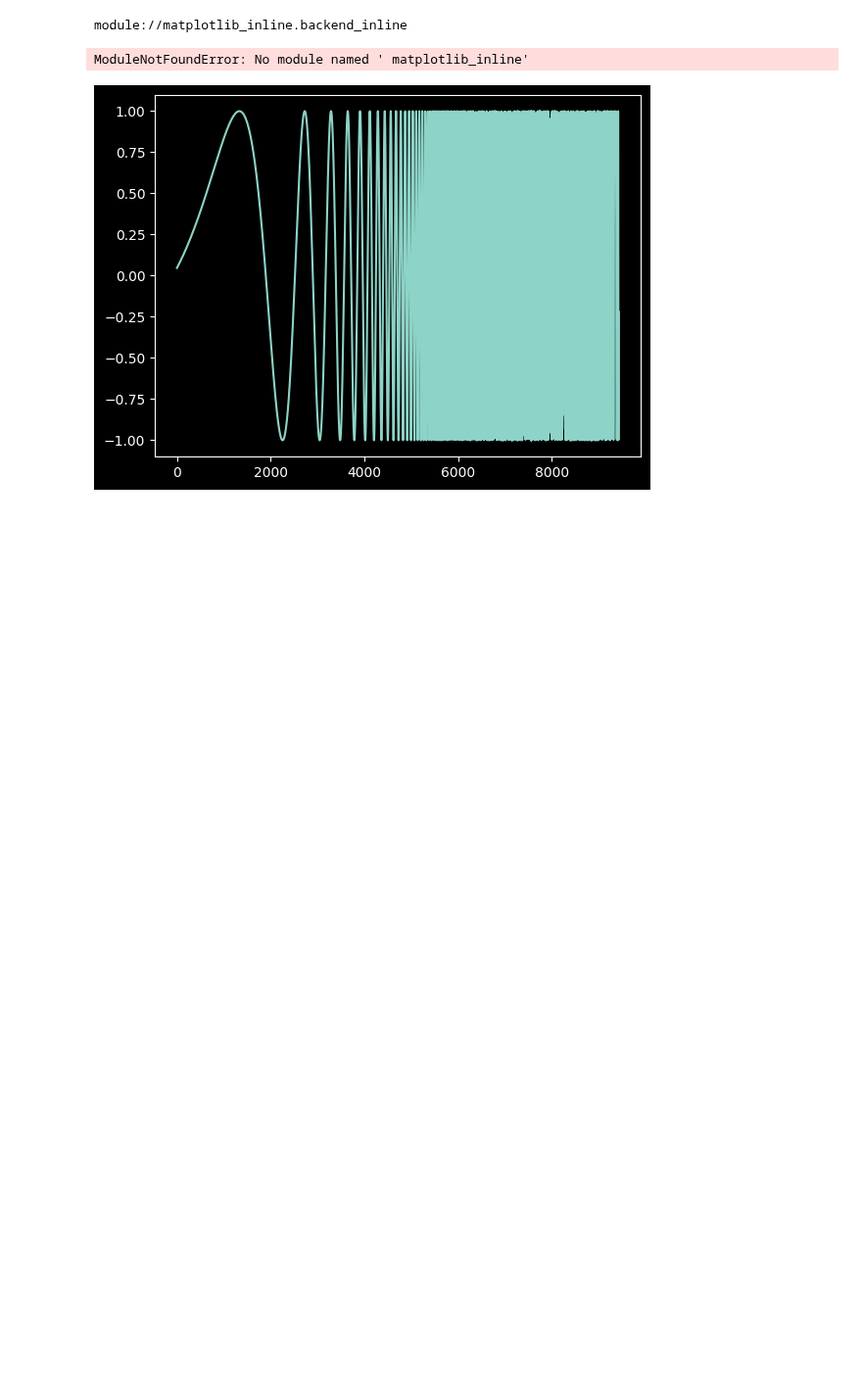
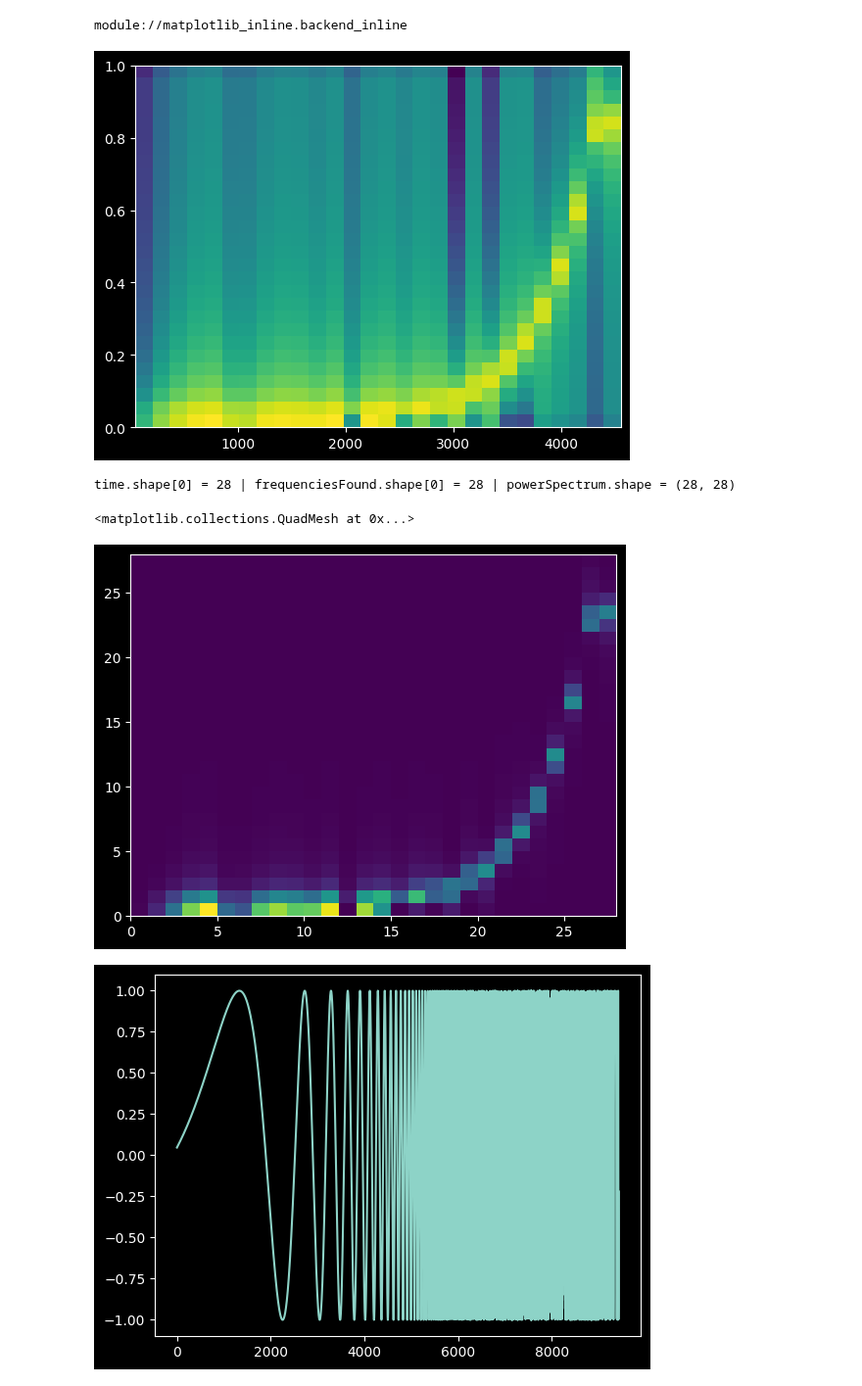
Before and after one commit to aashraychegu/testing_grounds, a Jupyter notebook: ready/gan_test.ipynb, the cells around one changed output. Shown at 98% size. Saved outputs shown, nothing was run; the diff lists cells and outputs as text; code cells hidden in the pictures; blank space fills up the shorter version.

```diff
--- a/ready/gan_test.ipynb
+++ b/ready/gan_test.ipynb
@@ -23,25 +23,28 @@ plt.plot(rand_data())
 # %%
 from scipy import signal
 from scipy.fft import fftshift
 from scipy.cluster.vq import whiten
 import matplotlib as mp
 import matplotlib.pyplot as plt
 print(mp.get_backend())
 %matplotlib inline
 # f, t, Sxx = signal.spectrogram(data,)
 # plt.pcolormesh(t, fftshift(f), fftshift(Sxx, axes=0))
 # for i in range(1,5):
 #     print(i)
 #     data = data + rand_data(i/1)
 data = rand_data(0.5,len_in_pis=3)
 plt.switch_backend("module://matplotlib_inline.backend_inline")
-powerSpectrum, frequenciesFound, time, imageAxis = plt.specgram(data,NFFT=64,noverlap=63,sides="onesided",pad_to=988)
+powerSpectrum, frequenciesFound, time, imageAxis = plt.specgram(data,NFFT=256*2,noverlap = 190,sides="onesided",pad_to=54)
 plt.show()
 print(f"{time.shape[0] = } | {frequenciesFound.shape[0] = } | {powerSpectrum.shape = }")
 plt.pcolormesh(powerSpectrum)
 # %% [output]
 module://matplotlib_inline.backend_inline
+[figure, added]
-ModuleNotFoundError: No module named ' matplotlib_inline'
+time.shape[0] = 28 | frequenciesFound.shape[0] = 28 | powerSpectrum.shape = (28, 28)
+<matplotlib.collections.QuadMesh at 0x...>
+[figure, added]
 # %%
 plt.plot(data)
 plt.show()
```
Also changed, not shown: parts of 6 cells of this notebook.
